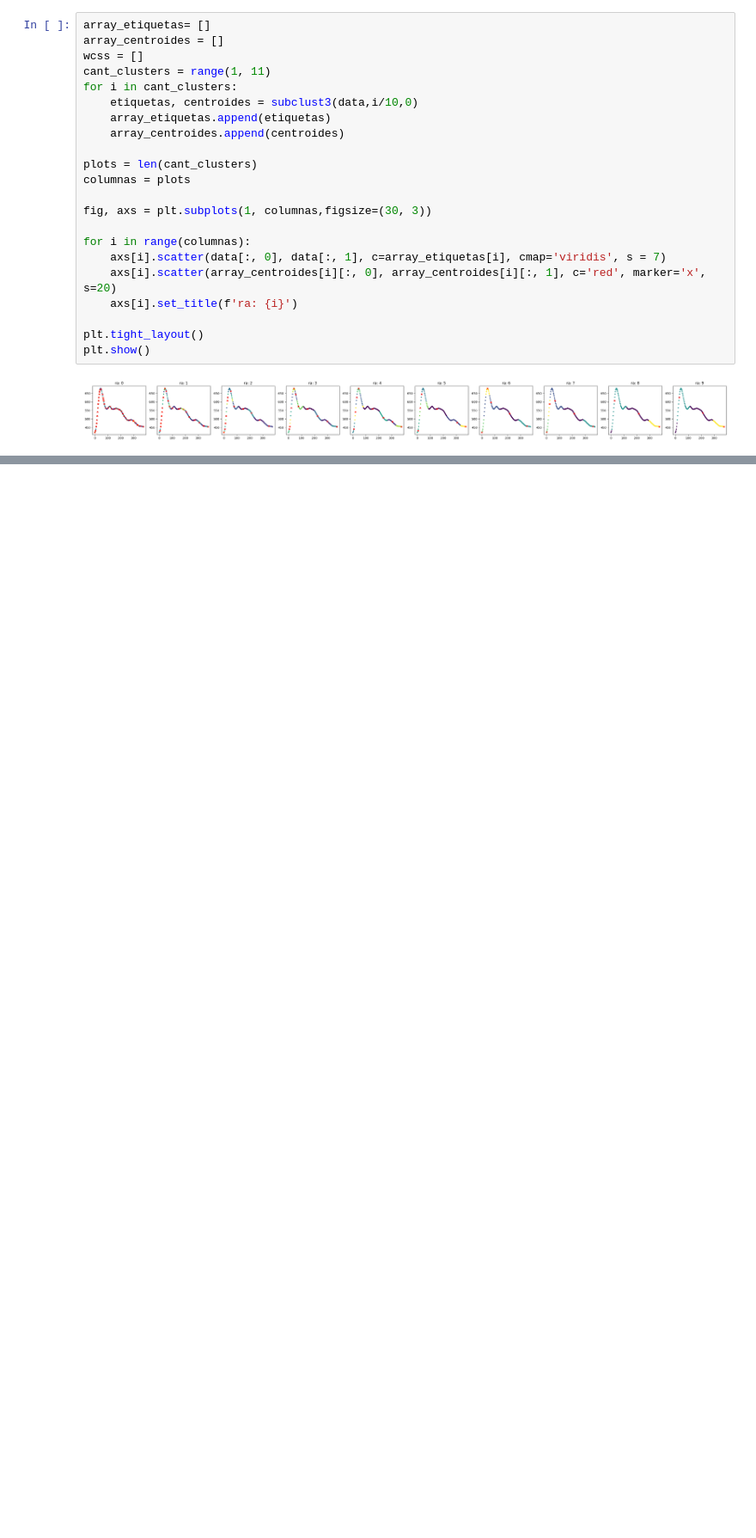
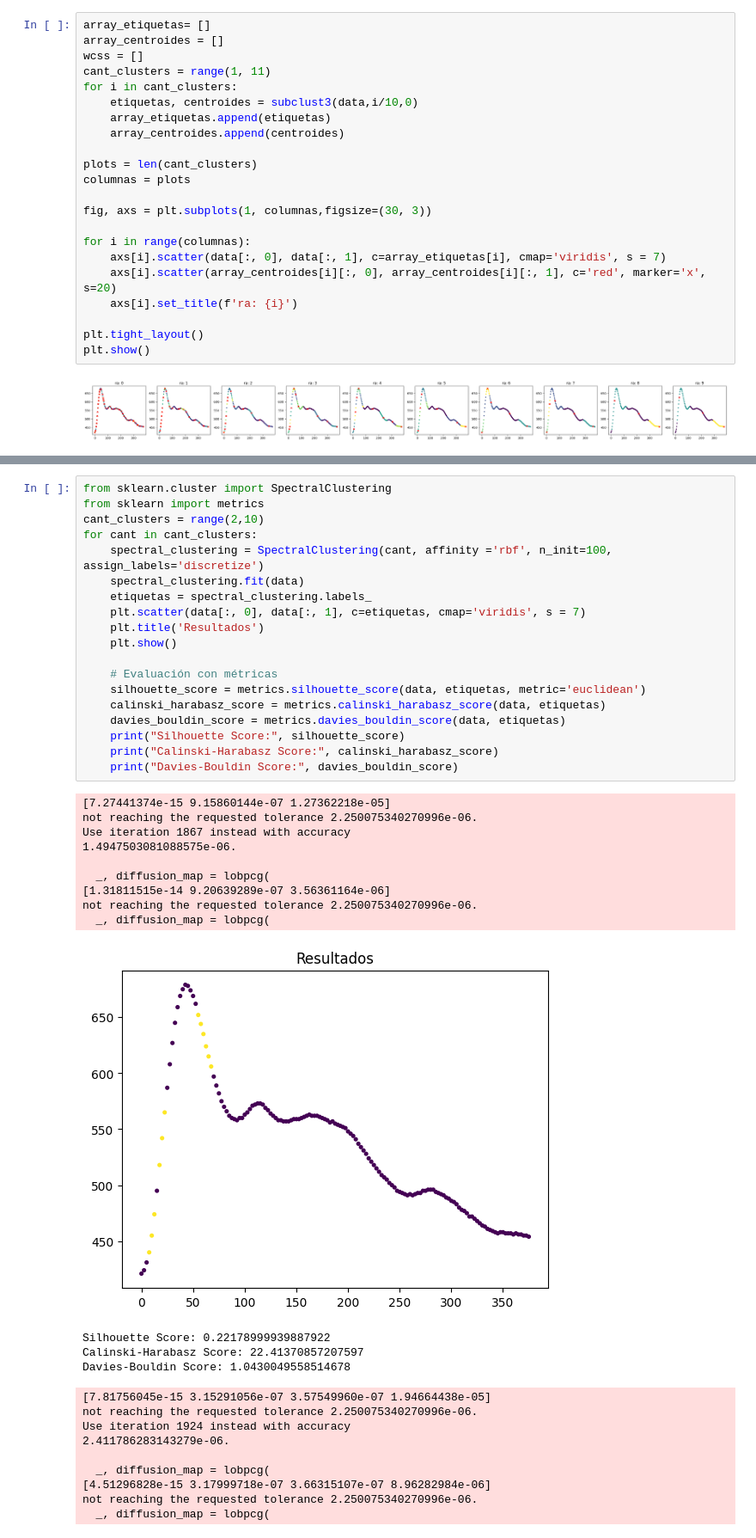
Before and after one commit to TobiasGiacri/tp-ia, a Jupyter notebook: main.ipynb, the cells around one changed output, grey strips where cells are left out. Shown at 86% size. Drawn from its saved outputs; the diff is of its cells as text; blank space fills up the shorter version.

Commit message:
spectral clustering

```diff
--- a/main.ipynb
+++ b/main.ipynb
@@ -165,0 +168,42 @@ plt.show()
+# %%
+from sklearn.cluster import SpectralClustering
+from sklearn import metrics
+cant_clusters = range(2,10)
+for cant in cant_clusters:
+    spectral_clustering = SpectralClustering(cant, affinity ='rbf', n_init=100, assign_labels='discretize')
+    spectral_clustering.fit(data)
+    etiquetas = spectral_clustering.labels_
+    plt.scatter(data[:, 0], data[:, 1], c=etiquetas, cmap='viridis', s = 7)
+    plt.title('Resultados')
+    plt.show()
+
+    # Evaluación con métricas
+    silhouette_score = metrics.silhouette_score(data, etiquetas, metric='euclidean')
+    calinski_harabasz_score = metrics.calinski_harabasz_score(data, etiquetas)
+    davies_bouldin_score = metrics.davies_bouldin_score(data, etiquetas)
+    print("Silhouette Score:", silhouette_score)
+    print("Calinski-Harabasz Score:", calinski_harabasz_score)
+    print("Davies-Bouldin Score:", davies_bouldin_score)
+# %% [output]
+[7.27441374e-15 9.15860144e-07 1.27362218e-05]
+not reaching the requested tolerance 2.250075340270996e-06.
+Use iteration 1867 instead with accuracy
+1.4947503081088575e-06.
+
+  _, diffusion_map = lobpcg(
+[1.31811515e-14 9.20639289e-07 3.56361164e-06]
+not reaching the requested tolerance 2.250075340270996e-06.
+  _, diffusion_map = lobpcg(
+[figure, added]
+Silhouette Score: 0.22178999939887922
+Calinski-Harabasz Score: 22.41370857207597
+Davies-Bouldin Score: 1.0430049558514678
+[7.81756045e-15 3.15291056e-07 3.57549960e-07 1.94664438e-05]
+not reaching the requested tolerance 2.250075340270996e-06.
+Use iteration 1924 instead with accuracy
+2.411786283143279e-06.
+
+  _, diffusion_map = lobpcg(
+[4.51296828e-15 3.17999718e-07 3.66315107e-07 8.96282984e-06]
+not reaching the requested tolerance 2.250075340270996e-06.
+  _, diffusion_map = lobpcg(
```
Also changed, not shown: parts of 3 cells of this notebook.
